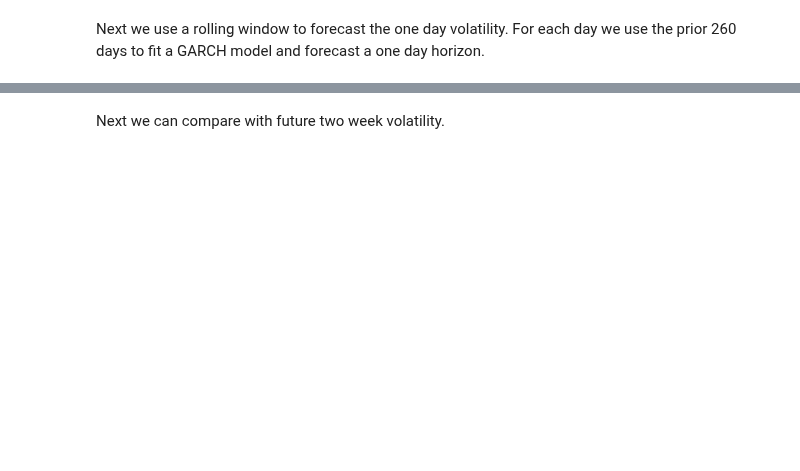
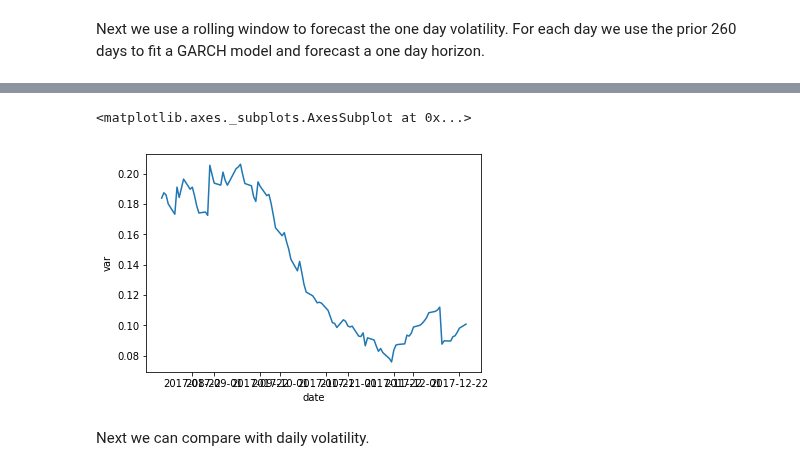
Before and after one commit to fintechsteve/modeling-volatility, a Jupyter notebook: Part_05a_Understanding_GARCH_Estimation.ipynb, the cells around one changed output, grey strips where cells are left out. Saved outputs shown, nothing was run; the diff lists cells and outputs as text; code cells hidden in the pictures; blank space fills up the shorter version.

```diff
--- a/Part_05a_Understanding_GARCH_Estimation.ipynb
+++ b/Part_05a_Understanding_GARCH_Estimation.ipynb
@@ -128,2 +175,7 @@ df_vol_pred.plot()
+# %%
+sns.lineplot(x='date',y='var',data=df_vol_pred)
+# %% [output]
+<matplotlib.axes._subplots.AxesSubplot at 0x...>
+[figure, added]
 # %% [markdown]
-Next we can compare with future two week volatility.
+Next we can compare with daily volatility.
```
Also changed, not shown: parts of 10 cells of this notebook, 3 other files.
